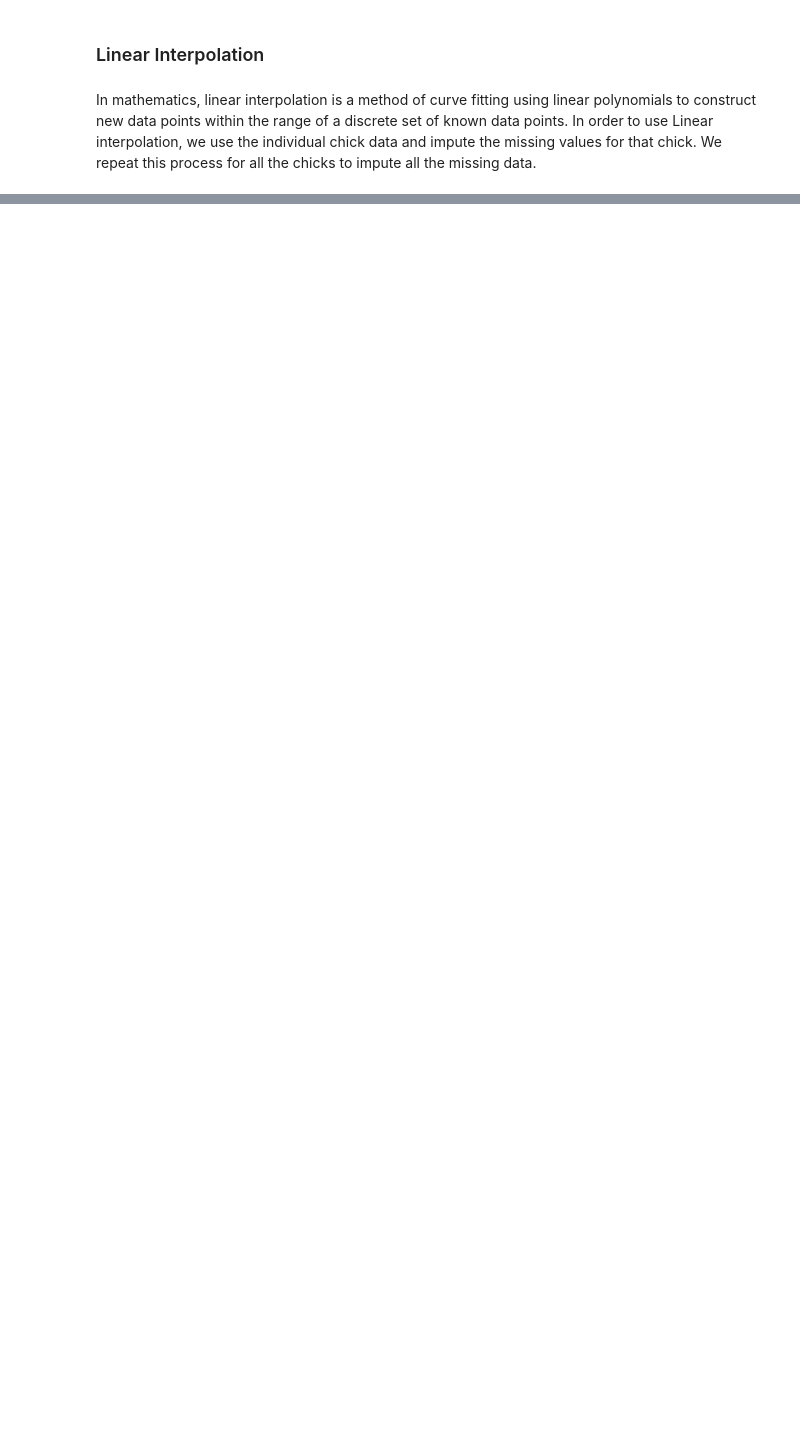
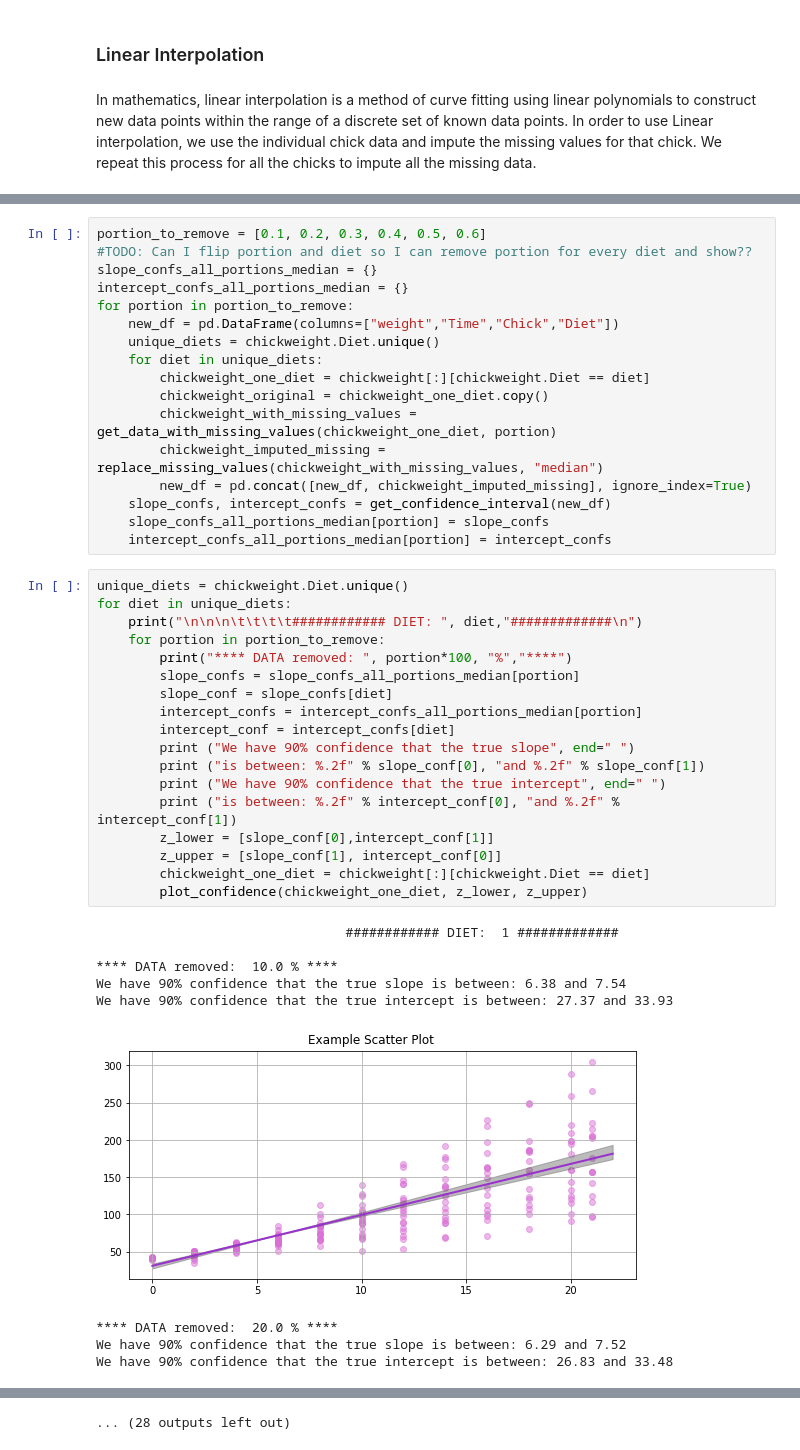
Before and after one commit to SudarshiniTyagi/independent_study_clean_code, a Jupyter notebook: chick_dataset/Missing Data.ipynb, the cells around one changed output, grey strips where cells are left out. Cells and saved outputs as stored; diff of their text form; blank space fills up the shorter version.

```diff
--- a/chick_dataset/Missing Data.ipynb
+++ b/chick_dataset/Missing Data.ipynb
@@ -309,0 +519,45 @@ ValueError: array of sample points is empty
+# %%
+portion_to_remove = [0.1, 0.2, 0.3, 0.4, 0.5, 0.6]
+#TODO: Can I flip portion and diet so I can remove portion for every diet and show??
+slope_confs_all_portions_median = {}
+intercept_confs_all_portions_median = {}
+for portion in portion_to_remove:
+    new_df = pd.DataFrame(columns=["weight","Time","Chick","Diet"])
+    unique_diets = chickweight.Diet.unique()
+    for diet in unique_diets:
+        chickweight_one_diet = chickweight[:][chickweight.Diet == diet]
+        chickweight_original = chickweight_one_diet.copy()
+        chickweight_with_missing_values = get_data_with_missing_values(chickweight_one_diet, portion)
+        chickweight_imputed_missing = replace_missing_values(chickweight_with_missing_values, "median")
+        new_df = pd.concat([new_df, chickweight_imputed_missing], ignore_index=True)
+    slope_confs, intercept_confs = get_confidence_interval(new_df)
+    slope_confs_all_portions_median[portion] = slope_confs
+    intercept_confs_all_portions_median[portion] = intercept_confs
+# %%
+unique_diets = chickweight.Diet.unique()
+for diet in unique_diets:
+    print("\n\n\n\t\t\t\t############ DIET: ", diet,"#############\n")
+    for portion in portion_to_remove:
+        print("**** DATA removed: ", portion*100, "%","****")
+        slope_confs = slope_confs_all_portions_median[portion]
+        slope_conf = slope_confs[diet]
+        intercept_confs = intercept_confs_all_portions_median[portion]
+        intercept_conf = intercept_confs[diet]
+        print ("We have 90% confidence that the true slope", end=" ")
+        print ("is between: %.2f" % slope_conf[0], "and %.2f" % slope_conf[1])
+        print ("We have 90% confidence that the true intercept", end=" ")
+        print ("is between: %.2f" % intercept_conf[0], "and %.2f" % intercept_conf[1])
+        z_lower = [slope_conf[0],intercept_conf[1]]
+        z_upper = [slope_conf[1], intercept_conf[0]]
+        chickweight_one_diet = chickweight[:][chickweight.Diet == diet]
+        plot_confidence(chickweight_one_diet, z_lower, z_upper)
+# %% [output]
+                                ############ DIET:  1 #############
+
+**** DATA removed:  10.0 % ****
+We have 90% confidence that the true slope is between: 6.38 and 7.54
+We have 90% confidence that the true intercept is between: 27.37 and 33.93
+[figure, added]
+**** DATA removed:  20.0 % ****
+We have 90% confidence that the true slope is between: 6.29 and 7.52
+We have 90% confidence that the true intercept is between: 26.83 and 33.48
@@ -309,0 +583 @@ ValueError: array of sample points is empty
+... (28 outputs left out)
```
Also changed, not shown: parts of 20 cells of this notebook, 6 other files.
